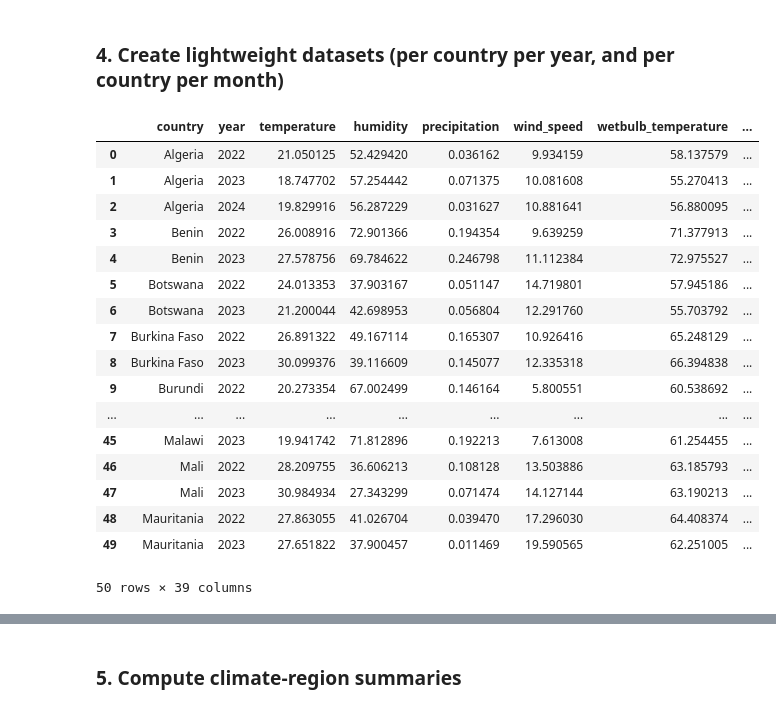
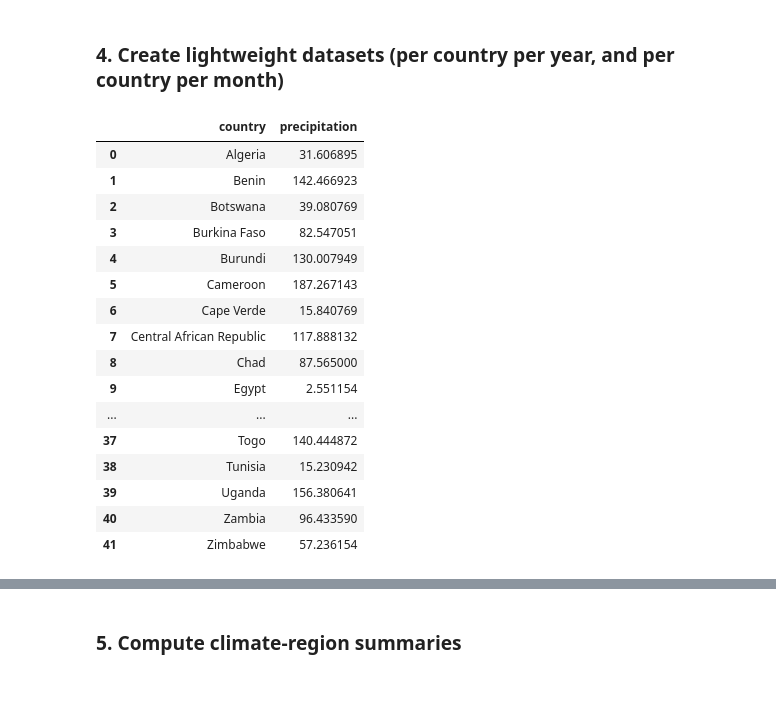
Before and after one commit to DeankoontzG/DataViz_EVGA, a Jupyter notebook: notebooks/2_data_exploration_improved_V2.ipynb, the cells around one changed output, grey strips where cells are left out. Saved outputs shown, nothing was run; the diff lists cells and outputs as text; code cells hidden in the pictures.

```diff
--- a/notebooks/2_data_exploration_improved_V2.ipynb
+++ b/notebooks/2_data_exploration_improved_V2.ipynb
@@ -185,7 +185,6 @@ energy_cols = [
 metric_cols = [
     "temperature",
     "humidity",
-    "precipitation",
     "wind_speed",
     "wetbulb_temperature",
     "WUE_FixedApproachDirect(L/KWh)",
@@ -193,58 +192,63 @@ metric_cols = [
     "WUE_Indirect(L/KWh)",
     "Leakages (%)",
 ]
+
+rain_col = [
+    "precipitation"
+]
 # %%
 group_cols = ["city", "country", "year", "month"]
 
 city_month_df = raw_df.groupby(group_cols).agg(
     {col: "mean" for col in metric_cols} |
+    {col: "sum" for col in rain_col} |
     {col: "mean" for col in energy_cols} |
     {"climate_region": "first"}
 ).reset_index()
 
 
-country_year_df = city_month_df.groupby(["country","year"]).agg(
+country_year_df = city_month_df.groupby(["country"]).agg(
     {col: "mean" for col in metric_cols} |
+    {col: "mean" for col in rain_col} |
     {col: "mean" for col in energy_cols} |
     {"climate_region": lambda x: x.mode()[0] if not x.empty else None}
 ).reset_index()
 
 country_year_df["Pct renewables"] = 100*country_year_df["Total renewables - TWh"]/country_year_df["Total energy - TWh"]
 country_year_df["Pct fossil fuels"] = 100*country_year_df["Total fossil fuels - TWh"]/country_year_df["Total energy - TWh"]
 country_year_df["Pct Coal consumption"] = 100*country_year_df["Coal consumption - TWh"]/country_year_df["Total energy - TWh"]
 country_year_df["Pct Gas consumption"] = 100*country_year_df["Gas consumption - TWh"]/country_year_df["Total energy - TWh"]
 country_year_df["Pct Oil consumption"] = 100*country_year_df["Oil consumption - TWh"]/country_year_df["Total energy - TWh"]
 country_year_df["Pct Nuclear consumption"] = 100*country_year_df["Nuclear consumption - TWh"]/country_year_df["Total energy - TWh"]
 country_year_df["Pct Solar consumption"] = 100*country_year_df["Solar consumption - TWh"]/country_year_df["Total energy - TWh"]
 
 country_year_df["Pct Hydro consumption"] = 100*country_year_df["Hydro consumption - TWh"]/country_year_df["Total energy - TWh"]
 country_year_df["Pct Wind consumption"] = 100*country_year_df["Wind consumption - TWh"]/country_year_df["Total energy - TWh"]
 country_year_df["Pct Biofuels consumption"] = 100*country_year_df["Biofuels consumption - TWh"]/country_year_df["Total energy - TWh"]
 country_year_df["Pct Low carbon"] = 100*country_year_df["Low carbon - TWh"]/country_year_df["Total energy - TWh"]
 country_year_df["Pct Other renewables"] = 100*country_year_df["Other - TWh"]/country_year_df["Total energy - TWh"]
 country_year_df["Pct Other"] = 100*country_year_df["Other renewables (including geothermal and biomass) - TWh"]/country_year_df["Total energy - TWh"]
 
-country_year_df.to_csv("../data/exported/country_year_cleaned.csv", index=False)
-country_year_df.head(50)
+#country_year_df.to_csv("../data/exported/country_year_cleaned.csv", index=False)
+country_year_df[["country", "precipitation"]].head(50)
 # %% [output]
-|  | country | year | temperature | humidity | precipitation | wind_speed | wetbulb_temperature | ... |
-| 0 | Algeria | 2022 | 21.050125 | 52.429420 | 0.036162 | 9.934159 | 58.137579 | ... |
-| 1 | Algeria | 2023 | 18.747702 | 57.254442 | 0.071375 | 10.081608 | 55.270413 | ... |
-| 2 | Algeria | 2024 | 19.829916 | 56.287229 | 0.031627 | 10.881641 | 56.880095 | ... |
-| 3 | Benin | 2022 | 26.008916 | 72.901366 | 0.194354 | 9.639259 | 71.377913 | ... |
-| 4 | Benin | 2023 | 27.578756 | 69.784622 | 0.246798 | 11.112384 | 72.975527 | ... |
-| 5 | Botswana | 2022 | 24.013353 | 37.903167 | 0.051147 | 14.719801 | 57.945186 | ... |
-| 6 | Botswana | 2023 | 21.200044 | 42.698953 | 0.056804 | 12.291760 | 55.703792 | ... |
-| 7 | Burkina Faso | 2022 | 26.891322 | 49.167114 | 0.165307 | 10.926416 | 65.248129 | ... |
-| 8 | Burkina Faso | 2023 | 30.099376 | 39.116609 | 0.145077 | 12.335318 | 66.394838 | ... |
-| 9 | Burundi | 2022 | 20.273354 | 67.002499 | 0.146164 | 5.800551 | 60.538692 | ... |
-| ... | ... | ... | ... | ... | ... | ... | ... | ... |
-| 45 | Malawi | 2023 | 19.941742 | 71.812896 | 0.192213 | 7.613008 | 61.254455 | ... |
-| 46 | Mali | 2022 | 28.209755 | 36.606213 | 0.108128 | 13.503886 | 63.185793 | ... |
-| 47 | Mali | 2023 | 30.984934 | 27.343299 | 0.071474 | 14.127144 | 63.190213 | ... |
-| 48 | Mauritania | 2022 | 27.863055 | 41.026704 | 0.039470 | 17.296030 | 64.408374 | ... |
-| 49 | Mauritania | 2023 | 27.651822 | 37.900457 | 0.011469 | 19.590565 | 62.251005 | ... |
+|  | country | precipitation |
+| 0 | Algeria | 31.606895 |
+| 1 | Benin | 142.466923 |
+| 2 | Botswana | 39.080769 |
+| 3 | Burkina Faso | 82.547051 |
+| 4 | Burundi | 130.007949 |
+| 5 | Cameroon | 187.267143 |
+| 6 | Cape Verde | 15.840769 |
+| 7 | Central African Republic | 117.888132 |
+| 8 | Chad | 87.565000 |
+| 9 | Egypt | 2.551154 |
+| ... | ... | ... |
+| 37 | Togo | 140.444872 |
+| 38 | Tunisia | 15.230942 |
+| 39 | Uganda | 156.380641 |
+| 40 | Zambia | 96.433590 |
+| 41 | Zimbabwe | 57.236154 |
-50 rows × 39 columns
 # %%
 group_cols = ["city", "country", "year", "month"]
 
```
Also changed, not shown: parts of 1 cell of this notebook, 5 other files.
